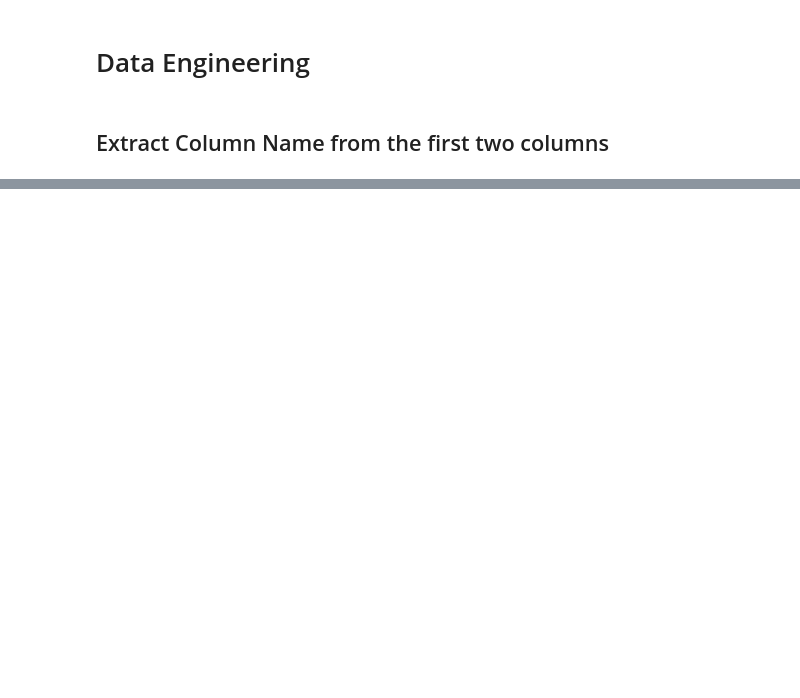
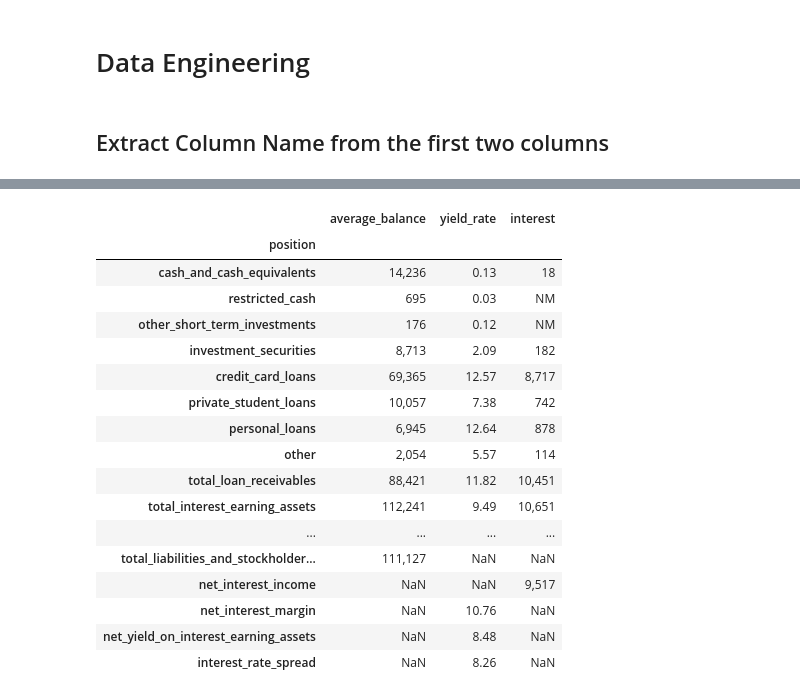
Before and after one commit to EzraTam/fin-pdf-extract, a Jupyter notebook: data/data_engineering.ipynb, the cells around one changed output, grey strips where cells are left out. Cells and saved outputs as stored; diff of their text form; code cells hidden in the pictures; blank space fills up the shorter version.

```diff
--- a/data/data_engineering.ipynb
+++ b/data/data_engineering.ipynb
@@ -109,0 +282,2 @@ Name: Unnamed: 4, dtype: object
+# %%
+temp_df=temp_df.dropna(how="all")
@@ -109,0 +308,2 @@ Name: Unnamed: 4, dtype: object
+# %%
+li_dict_df=separate_df(temp_df,3)
@@ -109,0 +323,44 @@ Name: Unnamed: 4, dtype: object
+# %%
+def assign_col_nms_from_desc(dataframe:pd.DataFrame,dict_col_trans=row_desc_ser)->dict:
+
+    dict_col_nm_map={}
+    for col_nm in dataframe:
+        if col_nm in dict_col_trans.keys():
+            dict_col_nm_map[col_nm]=dict_col_trans[col_nm]
+
+    return dict_col_nm_map
+# %%
+li_dict_df=[
+    dict(
+        year=dict_df["year"],
+        df=dict_df["df"].rename(
+            columns=assign_col_nms_from_desc(
+                dict_df["df"],
+                row_desc_ser
+            )
+        )
+    )
+
+    for dict_df in li_dict_df
+]
+# %%
+li_dict_df[0]["df"]
+# %% [output]
+|  | average_balance | yield_rate | interest |
+| position |  |  |  |
+| cash_and_cash_equivalents | 14,236 | 0.13 | 18 |
+| restricted_cash | 695 | 0.03 | NM |
+| other_short_term_investments | 176 | 0.12 | NM |
+| investment_securities | 8,713 | 2.09 | 182 |
+| credit_card_loans | 69,365 | 12.57 | 8,717 |
+| private_student_loans | 10,057 | 7.38 | 742 |
+| personal_loans | 6,945 | 12.64 | 878 |
+| other | 2,054 | 5.57 | 114 |
+| total_loan_receivables | 88,421 | 11.82 | 10,451 |
+| total_interest_earning_assets | 112,241 | 9.49 | 10,651 |
+| ... | ... | ... | ... |
+| total_liabilities_and_stockholder... | 111,127 | NaN | NaN |
+| net_interest_income | NaN | NaN | 9,517 |
+| net_interest_margin | NaN | 10.76 | NaN |
+| net_yield_on_interest_earning_assets | NaN | 8.48 | NaN |
+| interest_rate_spread | NaN | 8.26 | NaN |
```
Also changed, not shown: parts of 25 cells of this notebook.
